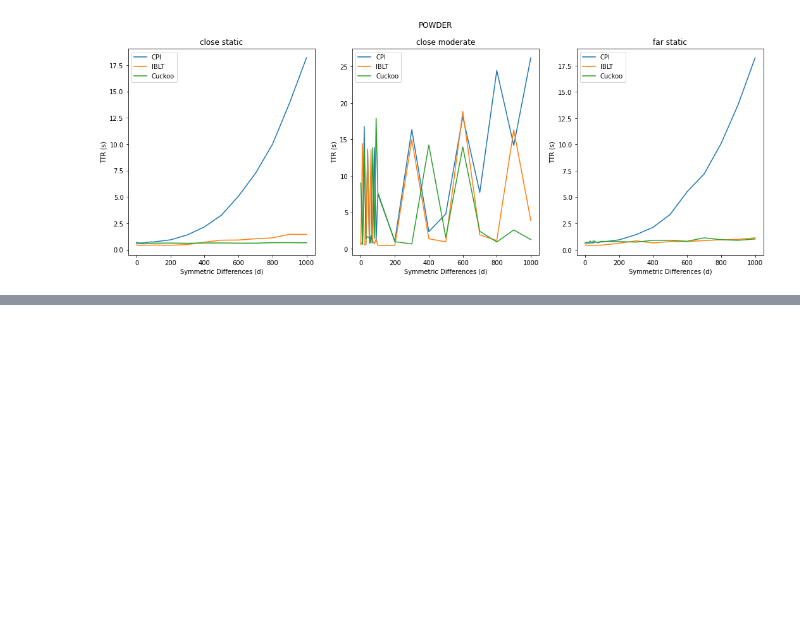
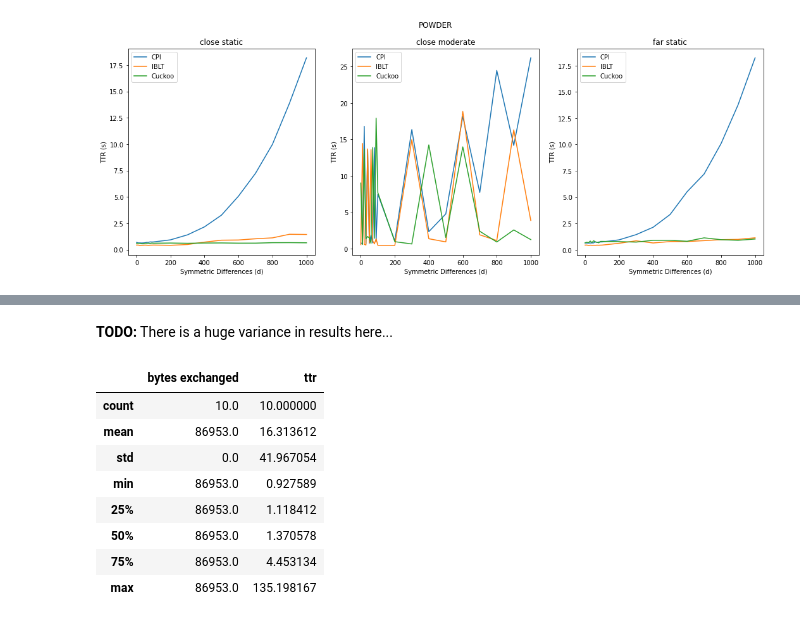
Before and after one commit to nislab/gensync, a Jupyter notebook: run/analysis.ipynb, the cells around one changed output, grey strips where cells are left out. Saved outputs shown, nothing was run; the diff lists cells and outputs as text; code cells hidden in the pictures; blank space fills up the shorter version.

```diff
--- a/run/analysis.ipynb
+++ b/run/analysis.ipynb
@@ -503,0 +518,14 @@ Text(0.5, 0.98, 'POWDER')
+# %% [markdown]
+**TODO:** There is a huge variance in results here...
+# %%
+d_1026[(d_1026['algorithm'] == 'IBLT') & (d_1026['diffs'] == 900)].describe()
+# %% [output]
+|  | bytes exchanged | ttr |
+| count | 10.0 | 10.000000 |
+| mean | 86953.0 | 16.313612 |
+| std | 0.0 | 41.967054 |
+| min | 86953.0 | 0.927589 |
+| 25% | 86953.0 | 1.118412 |
+| 50% | 86953.0 | 1.370578 |
+| 75% | 86953.0 | 4.453134 |
+| max | 86953.0 | 135.198167 |
```
Also changed, not shown: parts of 3 cells of this notebook, 2 other files.
